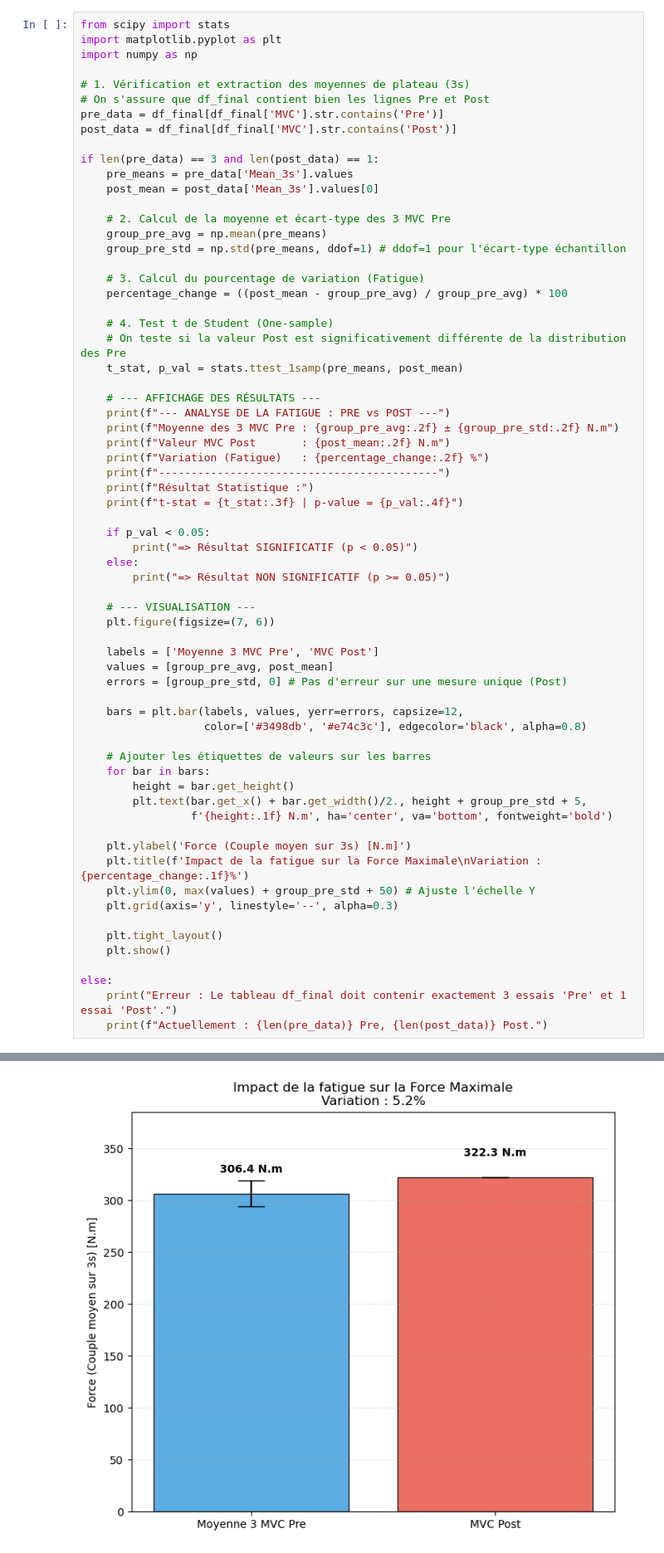
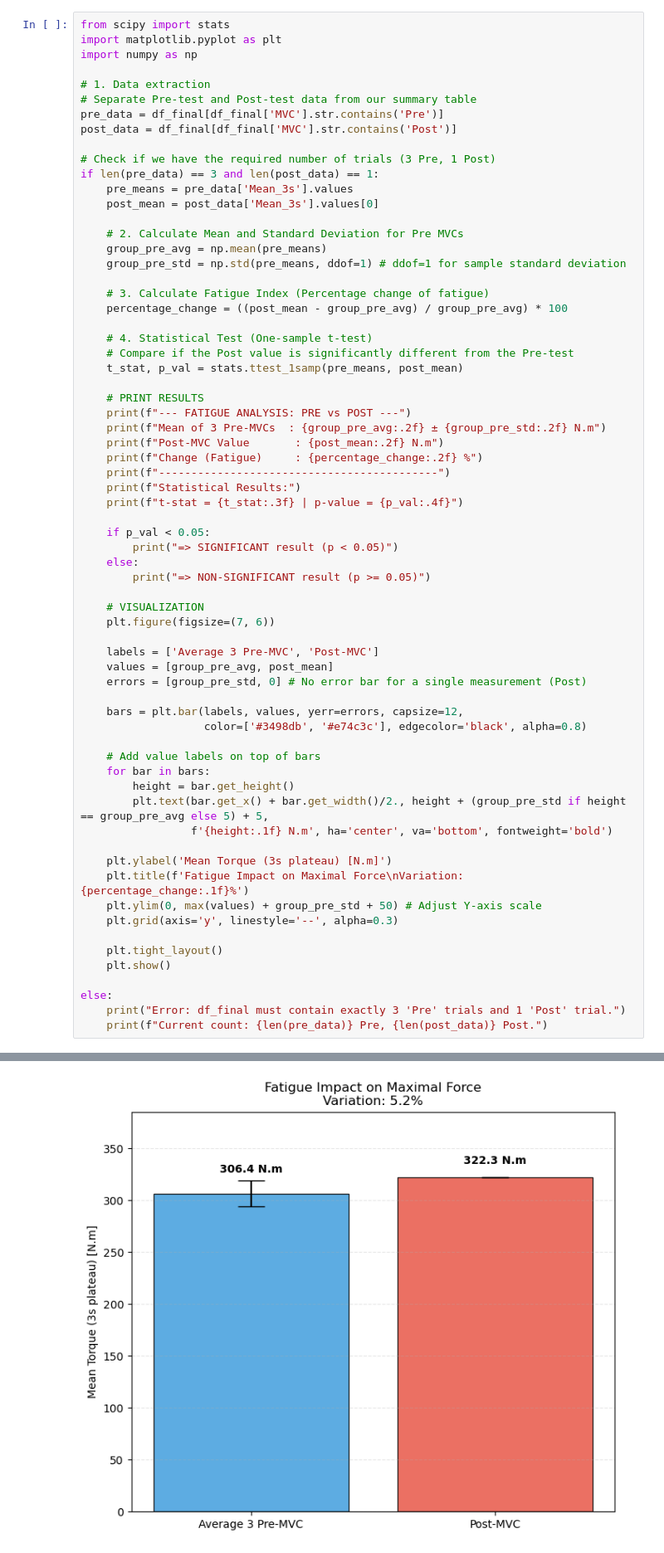
Before and after one commit to HugoDuc-student/Data_Project_Valoxy, a Jupyter notebook: notebooks/torque_analysis.ipynb, the cells around one changed output, grey strips where cells are left out. Shown at 83% size. Saved outputs shown, nothing was run; the diff lists cells and outputs as text.

```diff
--- a/notebooks/torque_analysis.ipynb
+++ b/notebooks/torque_analysis.ipynb
@@ -200,65 +208,66 @@ from scipy import stats
 import matplotlib.pyplot as plt
 import numpy as np
 
-# 1. Vérification et extraction des moyennes de plateau (3s)
-# On s'assure que df_final contient bien les lignes Pre et Post
+# 1. Data extraction
+# Separate Pre-test and Post-test data from our summary table
 pre_data = df_final[df_final['MVC'].str.contains('Pre')]
 post_data = df_final[df_final['MVC'].str.contains('Post')]
 
+# Check if we have the required number of trials (3 Pre, 1 Post)
 if len(pre_data) == 3 and len(post_data) == 1:
     pre_means = pre_data['Mean_3s'].values
     post_mean = post_data['Mean_3s'].values[0]
 
-    # 2. Calcul de la moyenne et écart-type des 3 MVC Pre
+    # 2. Calculate Mean and Standard Deviation for Pre MVCs
     group_pre_avg = np.mean(pre_means)
-    group_pre_std = np.std(pre_means, ddof=1) # ddof=1 pour l'écart-type échantillon
+    group_pre_std = np.std(pre_means, ddof=1) # ddof=1 for sample standard deviation
 
-    # 3. Calcul du pourcentage de variation (Fatigue)
+    # 3. Calculate Fatigue Index (Percentage change of fatigue)
     percentage_change = ((post_mean - group_pre_avg) / group_pre_avg) * 100
 
-    # 4. Test t de Student (One-sample)
-    # On teste si la valeur Post est significativement différente de la distribution des Pre
+    # 4. Statistical Test (One-sample t-test)
+    # Compare if the Post value is significantly different from the Pre-test
     t_stat, p_val = stats.ttest_1samp(pre_means, post_mean)
 
-    # --- AFFICHAGE DES RÉSULTATS ---
-    print(f"--- ANALYSE DE LA FATIGUE : PRE vs POST ---")
-    print(f"Moyenne des 3 MVC Pre : {group_pre_avg:.2f} ± {group_pre_std:.2f} N.m")
-    print(f"Valeur MVC Post       : {post_mean:.2f} N.m")
-    print(f"Variation (Fatigue)   : {percentage_change:.2f} %")
+    # PRINT RESULTS
+    print(f"--- FATIGUE ANALYSIS: PRE vs POST ---")
+    print(f"Mean of 3 Pre-MVCs  : {group_pre_avg:.2f} ± {group_pre_std:.2f} N.m")
+    print(f"Post-MVC Value       : {post_mean:.2f} N.m")
+    print(f"Change (Fatigue)     : {percentage_change:.2f} %")
     print(f"-------------------------------------------")
-    print(f"Résultat Statistique :")
+    print(f"Statistical Results:")
     print(f"t-stat = {t_stat:.3f} | p-value = {p_val:.4f}")
 
     if p_val < 0.05:
-        print("=> Résultat SIGNIFICATIF (p < 0.05)")
+        print("=> SIGNIFICANT result (p < 0.05)")
     else:
-        print("=> Résultat NON SIGNIFICATIF (p >= 0.05)")
+        print("=> NON-SIGNIFICANT result (p >= 0.05)")
 
-    # --- VISUALISATION ---
+    # VISUALIZATION
     plt.figure(figsize=(7, 6))
 
-    labels = ['Moyenne 3 MVC Pre', 'MVC Post']
+    labels = ['Average 3 Pre-MVC', 'Post-MVC']
     values = [group_pre_avg, post_mean]
-    errors = [group_pre_std, 0] # Pas d'erreur sur une mesure unique (Post)
+    errors = [group_pre_std, 0] # No error bar for a single measurement (Post)
 
     bars = plt.bar(labels, values, yerr=errors, capsize=12,
                    color=['#3498db', '#e74c3c'], edgecolor='black', alpha=0.8)
 
-    # Ajouter les étiquettes de valeurs sur les barres
+    # Add value labels on top of bars
     for bar in bars:
         height = bar.get_height()
-        plt.text(bar.get_x() + bar.get_width()/2., height + group_pre_std + 5,
+        plt.text(bar.get_x() + bar.get_width()/2., height + (group_pre_std if height == group_pre_avg else 5) + 5,
                  f'{height:.1f} N.m', ha='center', va='bottom', fontweight='bold')
 
-    plt.ylabel('Force (Couple moyen sur 3s) [N.m]')
-    plt.title(f'Impact de la fatigue sur la Force Maximale\nVariation : {percentage_change:.1f}%')
-    plt.ylim(0, max(values) + group_pre_std + 50) # Ajuste l'échelle Y
+    plt.ylabel('Mean Torque (3s plateau) [N.m]')
+    plt.title(f'Fatigue Impact on Maximal Force\nVariation: {percentage_change:.1f}%')
+    plt.ylim(0, max(values) + group_pre_std + 50) # Adjust Y-axis scale
     plt.grid(axis='y', linestyle='--', alpha=0.3)
 
     plt.tight_layout()
     plt.show()
 
 else:
-    print("Erreur : Le tableau df_final doit contenir exactement 3 essais 'Pre' et 1 essai 'Post'.")
-    print(f"Actuellement : {len(pre_data)} Pre, {len(post_data)} Post.")
+    print("Error: df_final must contain exactly 3 'Pre' trials and 1 'Post' trial.")
+    print(f"Current count: {len(pre_data)} Pre, {len(post_data)} Post.")
 # %% [output]
@@ -273 +282 @@ t-stat = -2.174 | p-value = 0.1617
-[figure, old version]
+[figure, new version]
```
Also changed, not shown: parts of 10 cells of this notebook.
